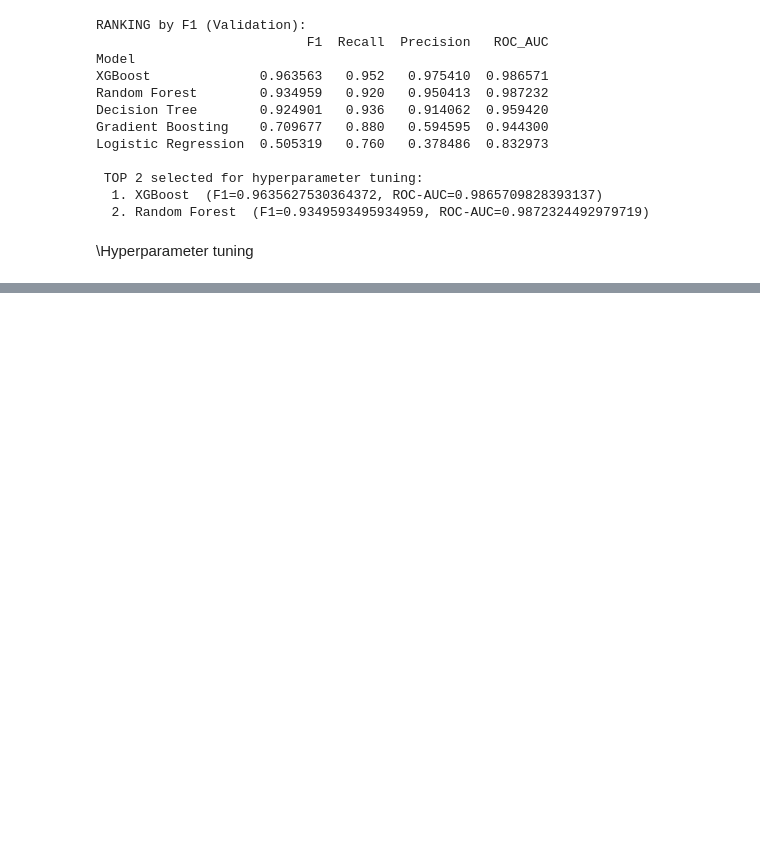
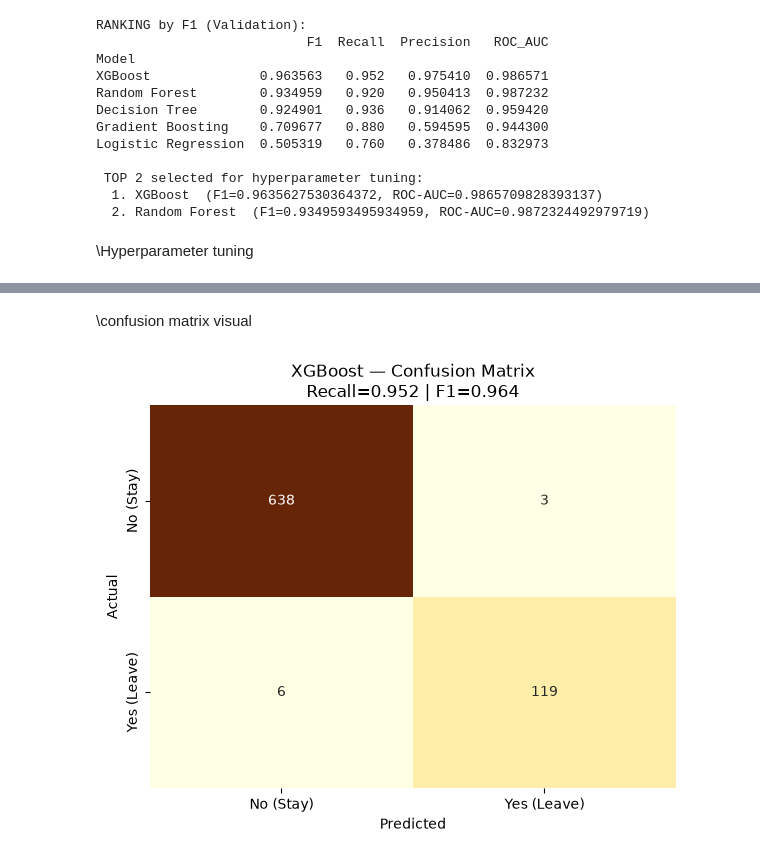
Before and after one commit to nithishg-ng/Employee-Attrition-Prediction, a Jupyter notebook: notebooks/model_training.ipynb, the cells around one changed output, grey strips where cells are left out. Cells and saved outputs as stored; diff of their text form; code cells hidden in the pictures; blank space fills up the shorter version.

Commit message:
model training updated and src added

```diff
--- a/notebooks/model_training.ipynb
+++ b/notebooks/model_training.ipynb
@@ -272,0 +332,25 @@ Best params:
+# %%
+best_model_name = final_comparison['F1'].idxmax()
+
+model_lookup = {
+    **fitted_models,
+    'XGBoost (Tuned)': xgb_best,
+    'Random Forest (Tuned)': rf_best
+}
+
+best_model = model_lookup[best_model_name]
+
+print("="*70)
+print(f"BEST MODEL SELECTED: {best_model_name}")
+print("="*70)
+print("\nMetrics (test set):")
+print(final_comparison.loc[best_model_name].to_string())
+
+print(f"\nModel type: {type(best_model).__name__}")
+if hasattr(best_model, 'get_params'):
+    print("\nKey hyperparameters:")
+    params = best_model.get_params()
+    for k in ['n_estimators','max_depth','learning_rate','subsample',
+              'colsample_bytree','min_child_weight']:
+        if k in params:
+            print(f"  {k:20s}: {params[k]}")
@@ -272,0 +378,21 @@ Best params:
+# %% [markdown]
+\confusion matrix visual
+# %%
+plt.figure(figsize=(6, 5))
+
+y_pred = best_model.predict(X_test)
+y_proba = best_model.predict_proba(X_test)[:, 1]
+
+cm = confusion_matrix(y_test, y_pred)
+sns.heatmap(cm, annot=True, fmt='d', cmap='YlOrBr', cbar=False,
+            xticklabels=['No (Stay)','Yes (Leave)'],
+            yticklabels=['No (Stay)','Yes (Leave)'])
+plt.title(f'{best_model_name} — Confusion Matrix\nRecall={recall_score(y_test,y_pred):.3f} | F1={f1_score(y_test,y_pred):.3f}')
+plt.xlabel('Predicted')
+plt.ylabel('Actual')
+plt.tight_layout()
+plt.savefig(r"C:\NG\Employee Attrition Prediction\reports\best_model_confusion_matrix.png",
+            dpi=100, bbox_inches='tight')
+plt.show()
+# %% [output]
+[figure, added]
```
Also changed, not shown: parts of 12 cells of this notebook, 10 other files.
